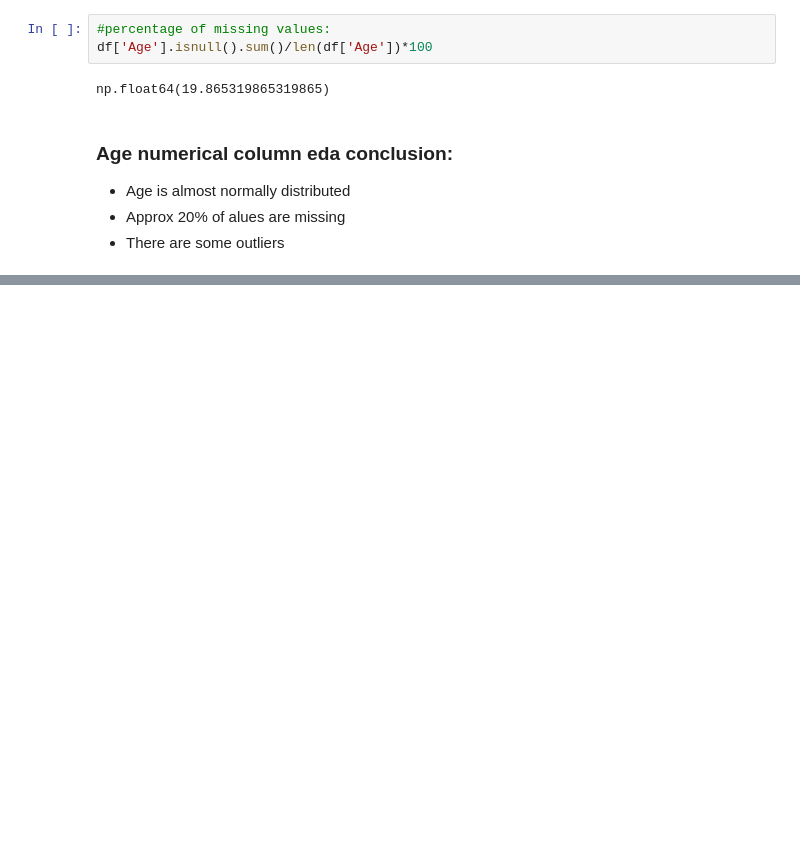
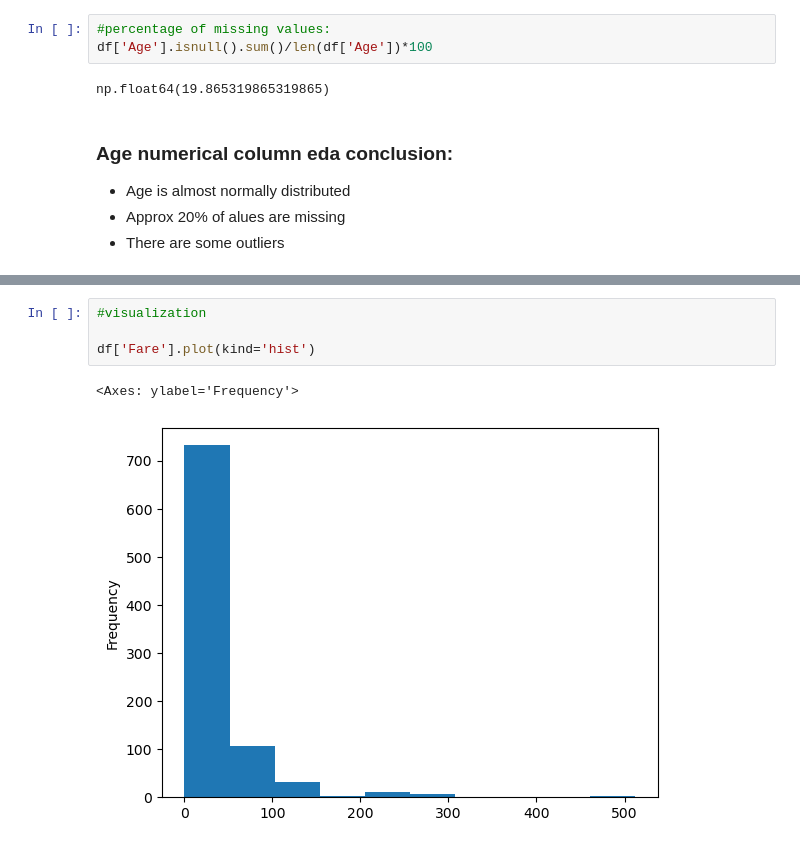
Before and after one commit to shubhammgits/Python-DS-AIML, a Jupyter notebook: DATA ANALYSIS/EDA/eda.ipynb, the cells around one changed output, grey strips where cells are left out. Cells and saved outputs as stored; diff of their text form; blank space fills up the shorter version.

```diff
--- a/DATA ANALYSIS/EDA/eda.ipynb
+++ b/DATA ANALYSIS/EDA/eda.ipynb
@@ -144,0 +157,7 @@ df['fair']
+# %%
+#visualization
+
+df['Fare'].plot(kind='hist')
+# %% [output]
+<Axes: ylabel='Frequency'>
+[figure, added]
```
Also changed, not shown: parts of 7 cells of this notebook.
